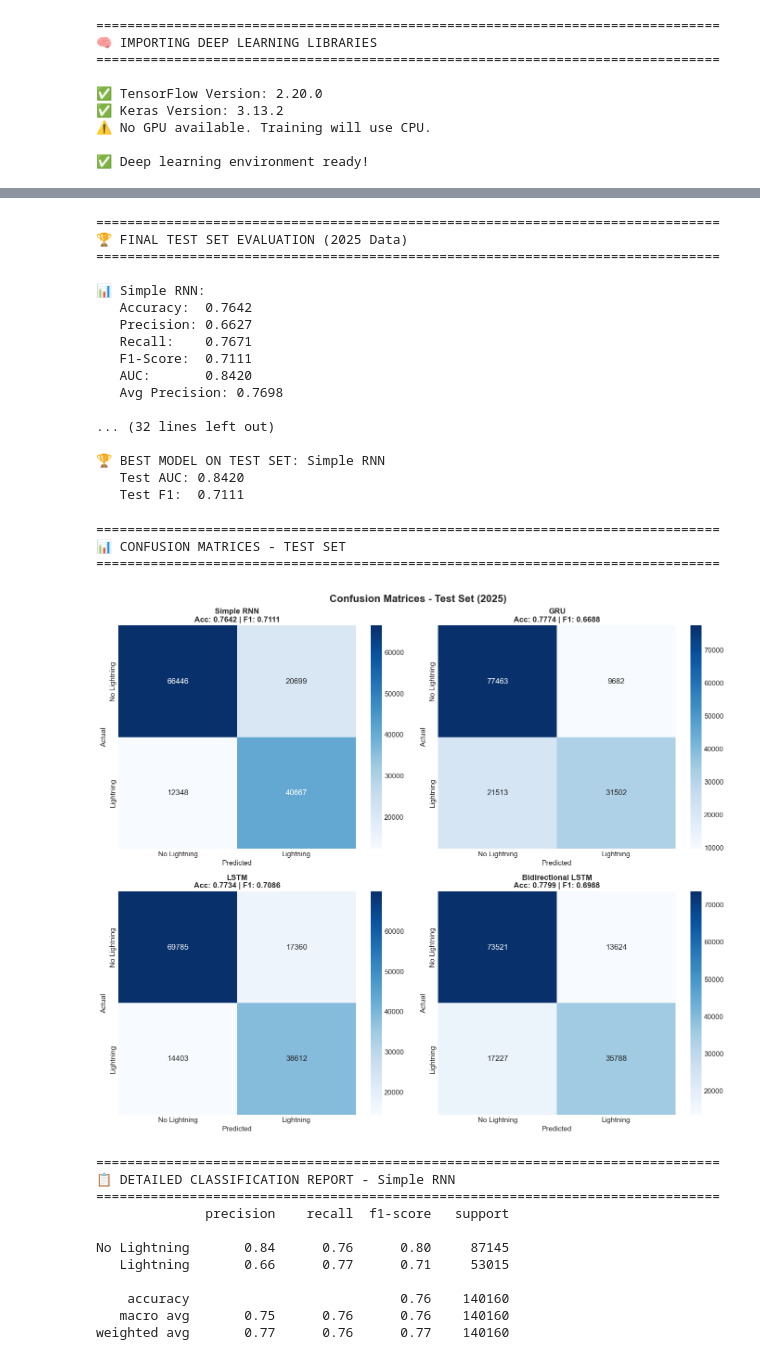
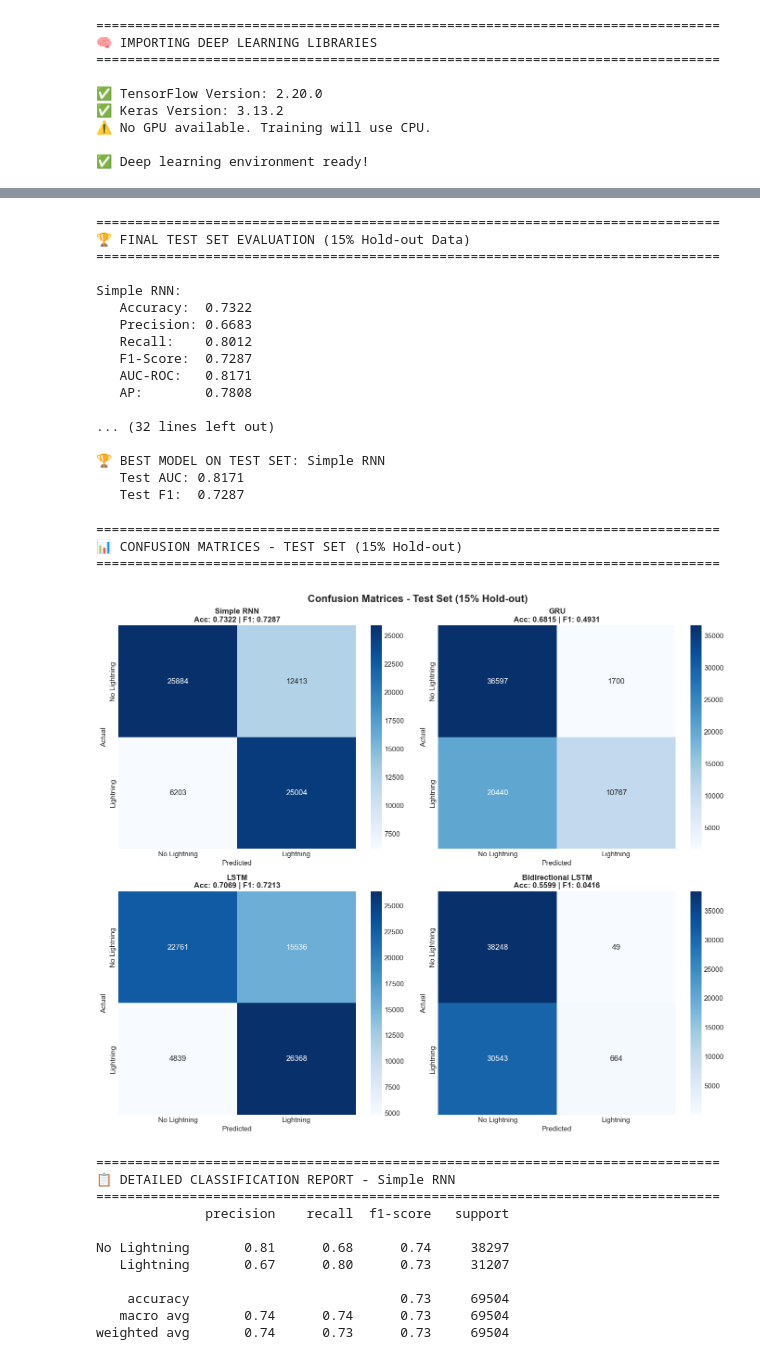
Before and after one commit to Navul/NASA-API, a Jupyter notebook: EDA1.ipynb, the cells around one changed output, grey strips where cells are left out. Drawn from its saved outputs; the diff is of its cells as text; code cells hidden in the pictures.

Commit message:
Data Split Fixed

```diff
--- a/EDA1.ipynb
+++ b/EDA1.ipynb
@@ -228,11 +305,11 @@ if len(missing_cols) > 0:
 else:
     print("\n✅ No missing values found in the dataset!")
 
-# Check missing values by year
+# Check missing values by split
 print("\n" + "="*80)
-print("📅 MISSING VALUES BY YEAR")
+print("📅 MISSING VALUES BY SPLIT")
 print("="*80)
-for name, data in [('2023 (Train)', df_train), ('2024 (Val)', df_val), ('2025 (Test)', df_test)]:
+for name, data in [('Training (70%)', df_train), ('Validation (15%)', df_val), ('Test (15%)', df_test)]:
     total_missing = data.isnull().sum().sum()
     print(f"{name}: {total_missing:,} missing values")
 # %% [output]
@@ -837,8 +908,17 @@ leaky_features = [
 ]
 
 # Identify non-feature columns to exclude
-exclude_cols = ['DateTime', 'Date', 'Time', 'Year', 'Location', 'Lightning_Occurred',
-                'Latitude', 'Longitude'] + leaky_features
+# NOTE: 'Month' is excluded to prevent temporal leakage since we split by random months
+# The cyclic Month_Sin and Month_Cos features capture seasonality safely
+exclude_cols = ['DateTime', 'Date', 'Time', 'Year', 'Month', 'Location', 'Lightning_Occurred',
+                'Latitude', 'Longitude', 'Month_norm'] + leaky_features
+
+print("\n⚠️ Columns excluded to prevent temporal leakage:")
+print(f"   • DateTime, Date, Time - Direct temporal identifiers")
+print(f"   • Year - Could reveal train/val/test split patterns")
+print(f"   • Month, Month_norm - Excluded since we split by random months")
+print(f"   • Location, Latitude, Longitude - Spatial identifiers")
+print(f"   • Leaky features derived from target variable")
 
 # Get feature columns (numerical and one-hot encoded)
 feature_cols = [col for col in df_train_encoded.columns
@@ -1979,7 +2057,7 @@ plt.show()
 # =============================================================================
 
 print("="*80)
-print("🏆 FINAL TEST SET EVALUATION (2025 Data)")
+print("🏆 FINAL TEST SET EVALUATION (15% Hold-out Data)")
 print("="*80)
 
 # Evaluate all models on test set
@@ -2008,13 +2086,13 @@ for model_name, (model, _, train_time) in models.items():
         'Test_AP': test_ap
     })
 
-    print(f"\n📊 {model_name}:")
+    print(f"\n{model_name}:")
     print(f"   Accuracy:  {test_accuracy:.4f}")
     print(f"   Precision: {test_precision:.4f}")
     print(f"   Recall:    {test_recall:.4f}")
     print(f"   F1-Score:  {test_f1:.4f}")
-    print(f"   AUC:       {test_auc:.4f}")
-    print(f"   Avg Precision: {test_ap:.4f}")
+    print(f"   AUC-ROC:   {test_auc:.4f}")
+    print(f"   AP:        {test_ap:.4f}")
 
 # Create test results DataFrame
 test_results_df = pd.DataFrame(test_results).sort_values('Test_AUC', ascending=False)
@@ -2031,29 +2109,29 @@ print(f"   Test AUC: {test_results_df.iloc[0]['Test_AUC']:.4f}")
 print(f"   Test F1:  {test_results_df.iloc[0]['Test_F1']:.4f}")
 # %% [output]
 ================================================================================
-🏆 FINAL TEST SET EVALUATION (2025 Data)
+🏆 FINAL TEST SET EVALUATION (15% Hold-out Data)
 ================================================================================
 
-📊 Simple RNN:
-   Accuracy:  0.7642
-   Precision: 0.6627
-   Recall:    0.7671
-   F1-Score:  0.7111
-   AUC:       0.8420
-   Avg Precision: 0.7698
+Simple RNN:
+   Accuracy:  0.7322
+   Precision: 0.6683
+   Recall:    0.8012
+   F1-Score:  0.7287
+   AUC-ROC:   0.8171
+   AP:        0.7808
 
 ... (32 lines left out)
 
 🏆 BEST MODEL ON TEST SET: Simple RNN
-   Test AUC: 0.8420
-   Test F1:  0.7111
+   Test AUC: 0.8171
+   Test F1:  0.7287
 # %%
 # =============================================================================
 # CONFUSION MATRICES FOR ALL MODELS ON TEST SET
 # =============================================================================
 
 print("="*80)
-print("📊 CONFUSION MATRICES - TEST SET")
+print("📊 CONFUSION MATRICES - TEST SET (15% Hold-out)")
 print("="*80)
 
 fig, axes = plt.subplots(2, 2, figsize=(14, 12))
@@ -2069,47 +2147,47 @@ for idx, (model_name, (model, _, _)) in enumerate(models.items()):
     # Confusion matrix
     cm = confusion_matrix(y_test, y_test_pred)
 
     # Plot
     sns.heatmap(cm, annot=True, fmt='d', cmap='Blues', ax=ax,
                 xticklabels=['No Lightning', 'Lightning'],
                 yticklabels=['No Lightning', 'Lightning'],
                 annot_kws={'size': 12})
     ax.set_xlabel('Predicted', fontsize=11)
     ax.set_ylabel('Actual', fontsize=11)
 
     # Calculate accuracy for title
     acc = accuracy_score(y_test, y_test_pred)
     f1 = f1_score(y_test, y_test_pred)
     ax.set_title(f'{model_name}\nAcc: {acc:.4f} | F1: {f1:.4f}', fontsize=12, fontweight='bold')
 
-plt.suptitle('Confusion Matrices - Test Set (2025)', fontsize=16, fontweight='bold')
+plt.suptitle('Confusion Matrices - Test Set (15% Hold-out)', fontsize=16, fontweight='bold')
 plt.tight_layout()
 plt.show()
 
 # Print detailed metrics for best model
 print("\n" + "="*80)
 print(f"📋 DETAILED CLASSIFICATION REPORT - {best_test_model}")
 print("="*80)
 
 best_model_obj = models[best_test_model][0]
 y_test_pred_best = (best_model_obj.predict(X_test_seq, verbose=0).flatten() > 0.5).astype(int)
 print(classification_report(y_test, y_test_pred_best, target_names=['No Lightning', 'Lightning']))
 # %% [output]
 ================================================================================
-📊 CONFUSION MATRICES - TEST SET
+📊 CONFUSION MATRICES - TEST SET (15% Hold-out)
 ================================================================================
-[figure, old version]
+[figure, new version]
 ================================================================================
 📋 DETAILED CLASSIFICATION REPORT - Simple RNN
 ================================================================================
               precision    recall  f1-score   support
 
-No Lightning       0.84      0.76      0.80     87145
-   Lightning       0.66      0.77      0.71     53015
+No Lightning       0.81      0.68      0.74     38297
+   Lightning       0.67      0.80      0.73     31207
 
-    accuracy                           0.76    140160
-   macro avg       0.75      0.76      0.76    140160
-weighted avg       0.77      0.76      0.77    140160
+    accuracy                           0.73     69504
+   macro avg       0.74      0.74      0.73     69504
+weighted avg       0.74      0.73      0.73     69504
 # %%
 # =============================================================================
 # FINAL COMPARISON VISUALIZATION
```
Also changed, not shown: parts of 20 cells of this notebook.
